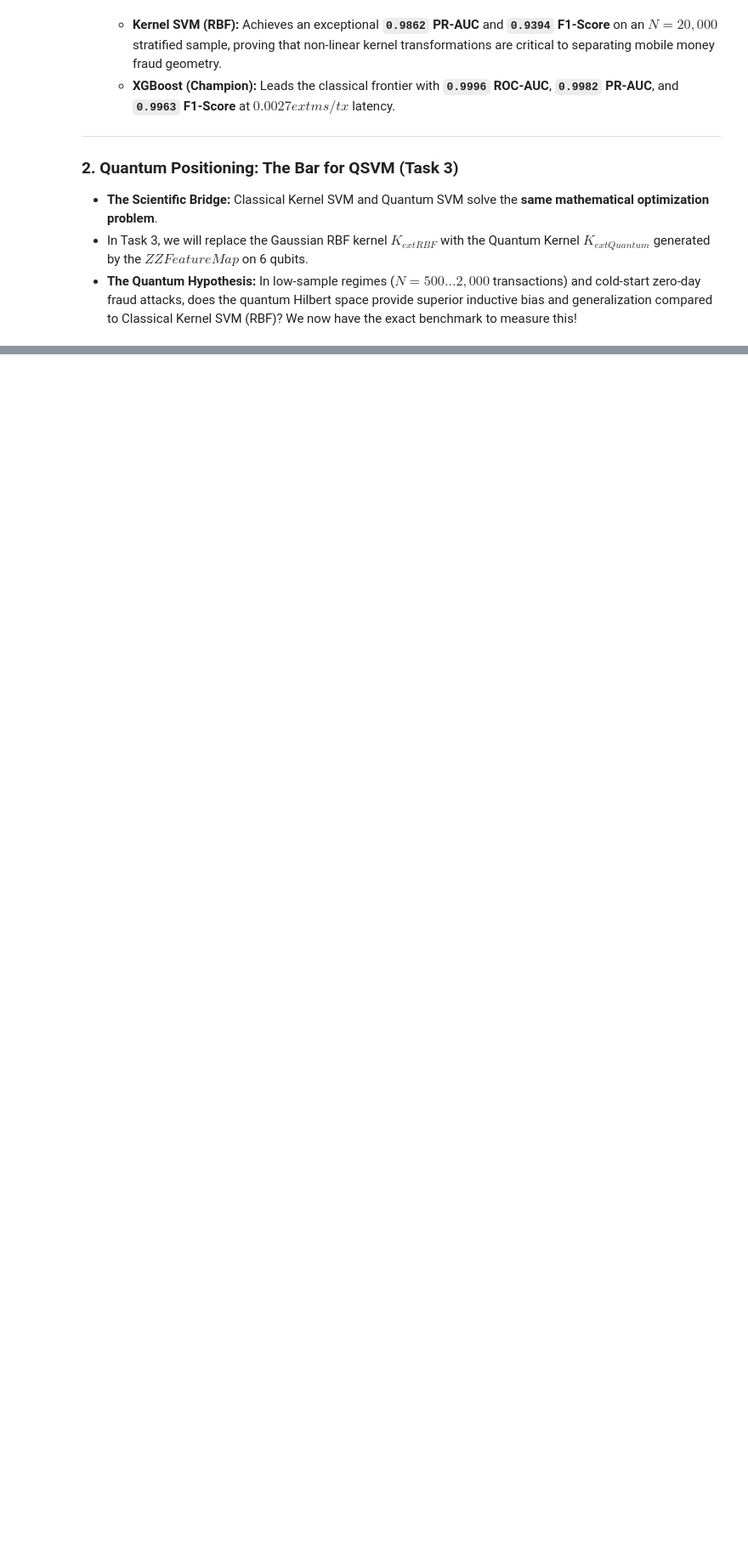
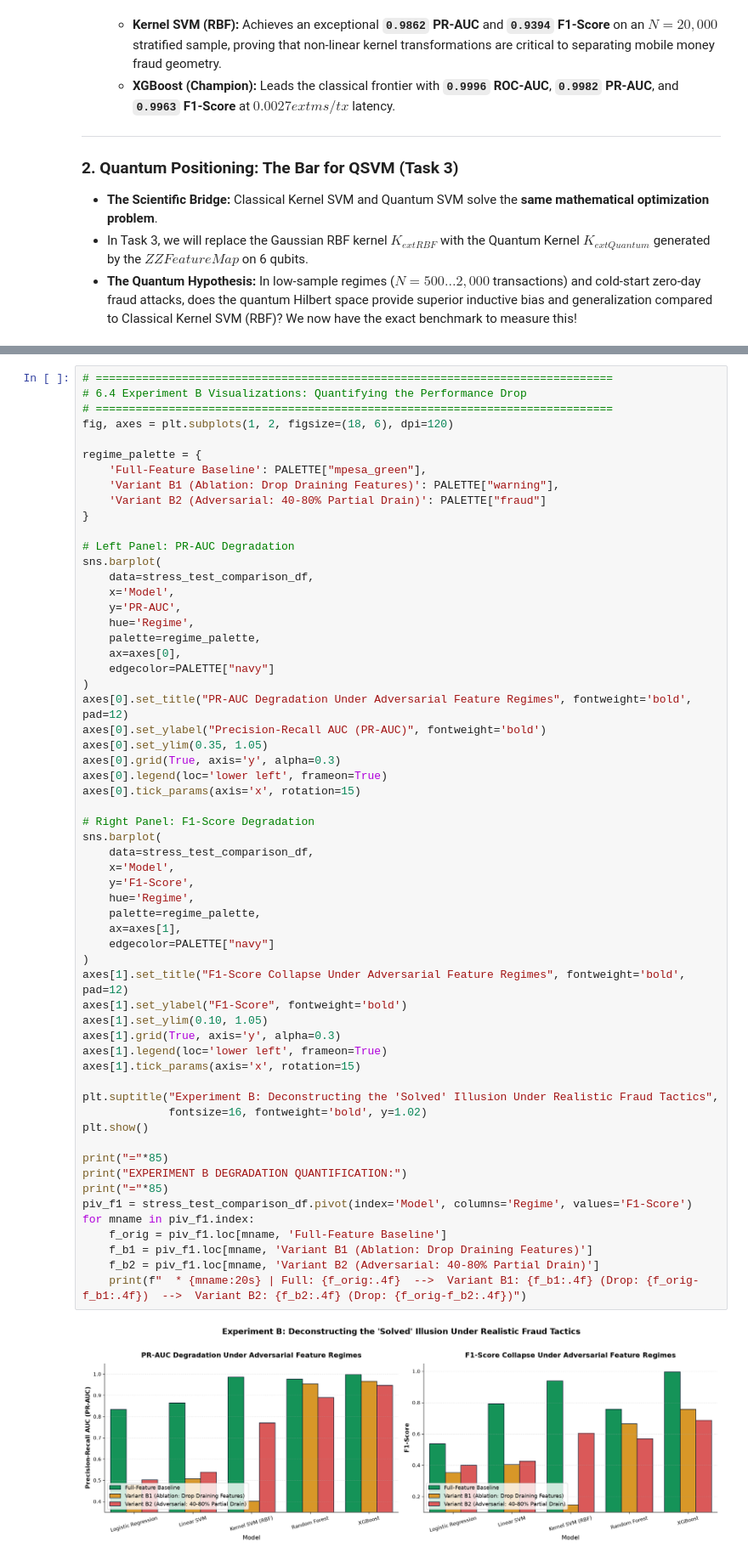
Before and after one commit to Q-solve/QS-FinTech-T3, a Jupyter notebook: model/QSVM_FinTech_Team3.ipynb, the cells around one changed output, grey strips where cells are left out. Shown at 85% size. Drawn from its saved outputs; the diff is of its cells as text; blank space fills up the shorter version.

```diff
--- a/model/QSVM_FinTech_Team3.ipynb
+++ b/model/QSVM_FinTech_Team3.ipynb
@@ -1480,0 +1739,61 @@ Backend API Test Invocations:
+# %%
+# ==============================================================================
+# 6.4 Experiment B Visualizations: Quantifying the Performance Drop
+# ==============================================================================
+fig, axes = plt.subplots(1, 2, figsize=(18, 6), dpi=120)
+
+regime_palette = {
+    'Full-Feature Baseline': PALETTE["mpesa_green"],
+    'Variant B1 (Ablation: Drop Draining Features)': PALETTE["warning"],
+    'Variant B2 (Adversarial: 40-80% Partial Drain)': PALETTE["fraud"]
+}
+
+# Left Panel: PR-AUC Degradation
+sns.barplot(
+    data=stress_test_comparison_df,
+    x='Model',
+    y='PR-AUC',
+    hue='Regime',
+    palette=regime_palette,
+    ax=axes[0],
+    edgecolor=PALETTE["navy"]
+)
+axes[0].set_title("PR-AUC Degradation Under Adversarial Feature Regimes", fontweight='bold', pad=12)
+axes[0].set_ylabel("Precision-Recall AUC (PR-AUC)", fontweight='bold')
+axes[0].set_ylim(0.35, 1.05)
+axes[0].grid(True, axis='y', alpha=0.3)
+axes[0].legend(loc='lower left', frameon=True)
+axes[0].tick_params(axis='x', rotation=15)
+
+# Right Panel: F1-Score Degradation
+sns.barplot(
+    data=stress_test_comparison_df,
+    x='Model',
+    y='F1-Score',
+    hue='Regime',
+    palette=regime_palette,
+    ax=axes[1],
+    edgecolor=PALETTE["navy"]
+)
+axes[1].set_title("F1-Score Collapse Under Adversarial Feature Regimes", fontweight='bold', pad=12)
+axes[1].set_ylabel("F1-Score", fontweight='bold')
+axes[1].set_ylim(0.10, 1.05)
+axes[1].grid(True, axis='y', alpha=0.3)
+axes[1].legend(loc='lower left', frameon=True)
+axes[1].tick_params(axis='x', rotation=15)
+
+plt.suptitle("Experiment B: Deconstructing the 'Solved' Illusion Under Realistic Fraud Tactics",
+             fontsize=16, fontweight='bold', y=1.02)
+plt.show()
+
+print("="*85)
+print("EXPERIMENT B DEGRADATION QUANTIFICATION:")
+print("="*85)
+piv_f1 = stress_test_comparison_df.pivot(index='Model', columns='Regime', values='F1-Score')
+for mname in piv_f1.index:
+    f_orig = piv_f1.loc[mname, 'Full-Feature Baseline']
+    f_b1 = piv_f1.loc[mname, 'Variant B1 (Ablation: Drop Draining Features)']
+    f_b2 = piv_f1.loc[mname, 'Variant B2 (Adversarial: 40-80% Partial Drain)']
+    print(f"  * {mname:20s} | Full: {f_orig:.4f}  -->  Variant B1: {f_b1:.4f} (Drop: {f_orig-f_b1:.4f})  -->  Variant B2: {f_b2:.4f} (Drop: {f_orig-f_b2:.4f})")
+# %% [output]
+[figure, added]
```
Also changed, not shown: parts of 9 cells of this notebook, 1 other file.
